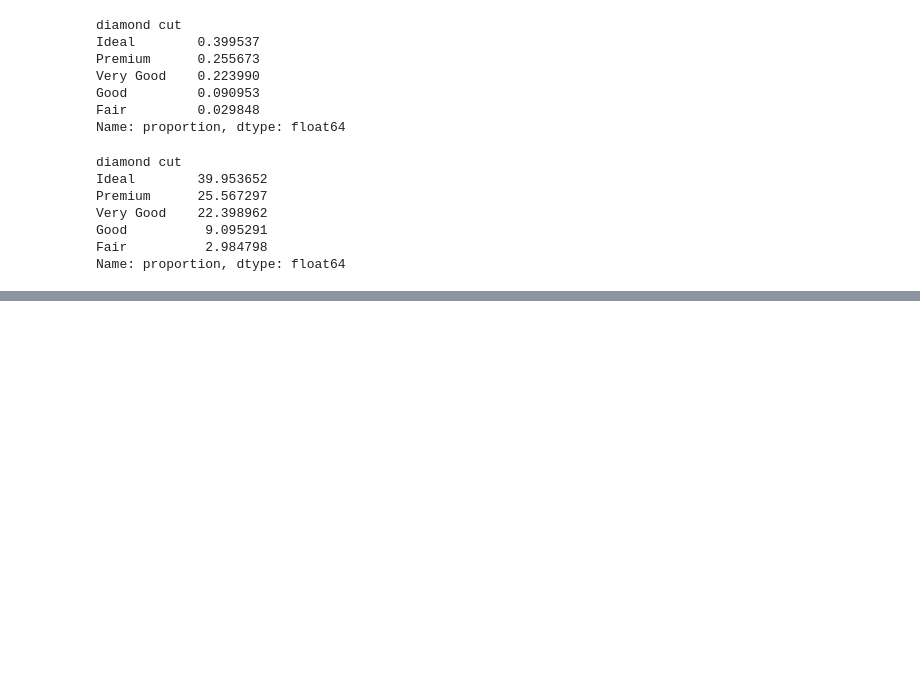
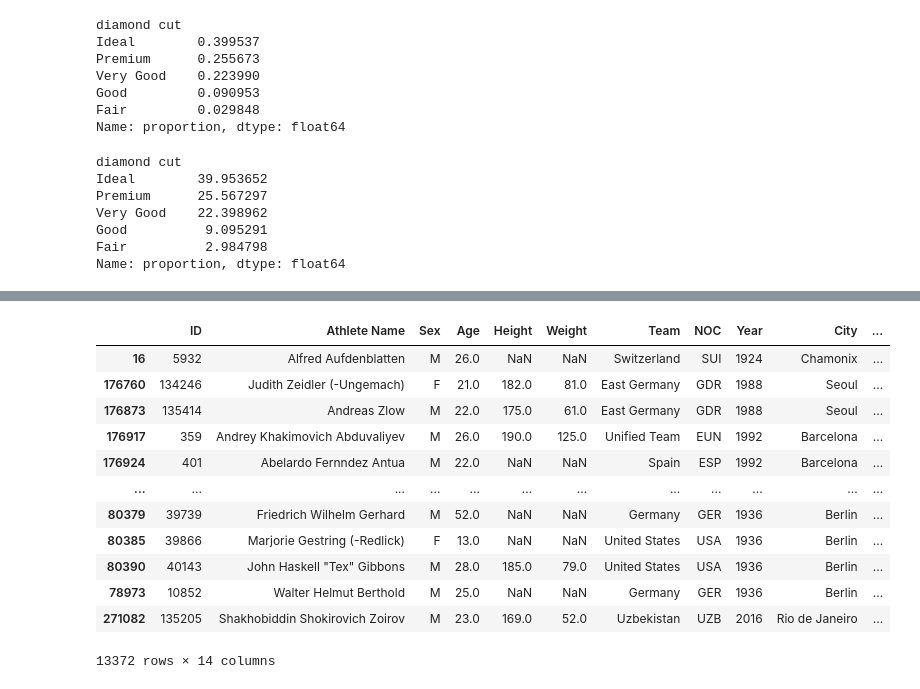
Before and after one commit to Rhyannon-CUNY/adv-data-class, a Jupyter notebook: wk06-sort-count-subset-BLANK.ipynb, the cells around one changed output, grey strips where cells are left out. Saved outputs shown, nothing was run; the diff lists cells and outputs as text; code cells hidden in the pictures; blank space fills up the shorter version.

```diff
--- a/wk06-sort-count-subset-BLANK.ipynb
+++ b/wk06-sort-count-subset-BLANK.ipynb
@@ -627,0 +650,18 @@ Name: proportion, dtype: float64
+# %%
+#### 2. Top 10 count of gold medals by country
+
+df_gold = df_medal.query("Medal == 'Gold'")
+# %% [output]
+|  | ID | Athlete Name | Sex | Age | Height | Weight | Team | NOC | Year | City | ... |
+| 16 | 5932 | Alfred Aufdenblatten | M | 26.0 | NaN | NaN | Switzerland | SUI | 1924 | Chamonix | ... |
+| 176760 | 134246 | Judith Zeidler (-Ungemach) | F | 21.0 | 182.0 | 81.0 | East Germany | GDR | 1988 | Seoul | ... |
+| 176873 | 135414 | Andreas Zlow | M | 22.0 | 175.0 | 61.0 | East Germany | GDR | 1988 | Seoul | ... |
+| 176917 | 359 | Andrey Khakimovich Abduvaliyev | M | 26.0 | 190.0 | 125.0 | Unified Team | EUN | 1992 | Barcelona | ... |
+| 176924 | 401 | Abelardo Fernndez Antua | M | 22.0 | NaN | NaN | Spain | ESP | 1992 | Barcelona | ... |
+| ... | ... | ... | ... | ... | ... | ... | ... | ... | ... | ... | ... |
+| 80379 | 39739 | Friedrich Wilhelm Gerhard | M | 52.0 | NaN | NaN | Germany | GER | 1936 | Berlin | ... |
+| 80385 | 39866 | Marjorie Gestring (-Redlick) | F | 13.0 | NaN | NaN | United States | USA | 1936 | Berlin | ... |
+| 80390 | 40143 | John Haskell "Tex" Gibbons | M | 28.0 | 185.0 | 79.0 | United States | USA | 1936 | Berlin | ... |
+| 78973 | 10852 | Walter Helmut Berthold | M | 25.0 | NaN | NaN | Germany | GER | 1936 | Berlin | ... |
+| 271082 | 135205 | Shakhobiddin Shokirovich Zoirov | M | 23.0 | 169.0 | 52.0 | Uzbekistan | UZB | 2016 | Rio de Janeiro | ... |
+13372 rows × 14 columns
```
Also changed, not shown: parts of 6 cells of this notebook, 1 other file.
